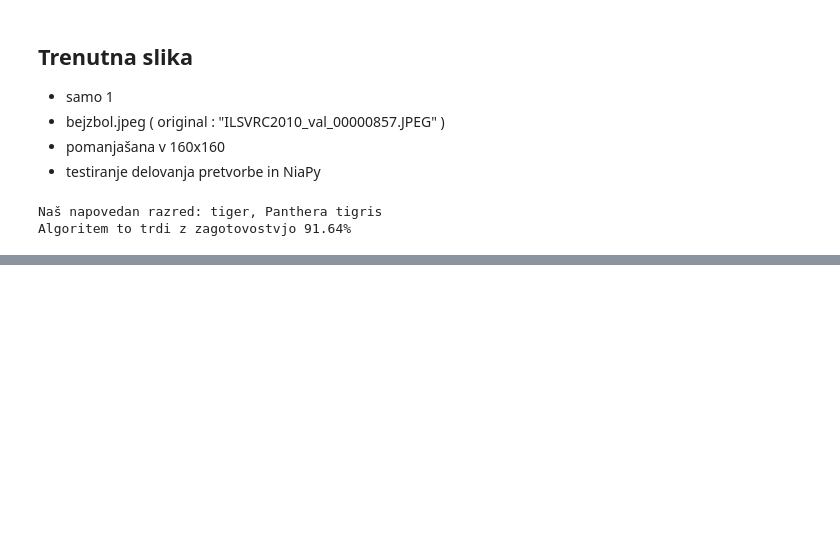
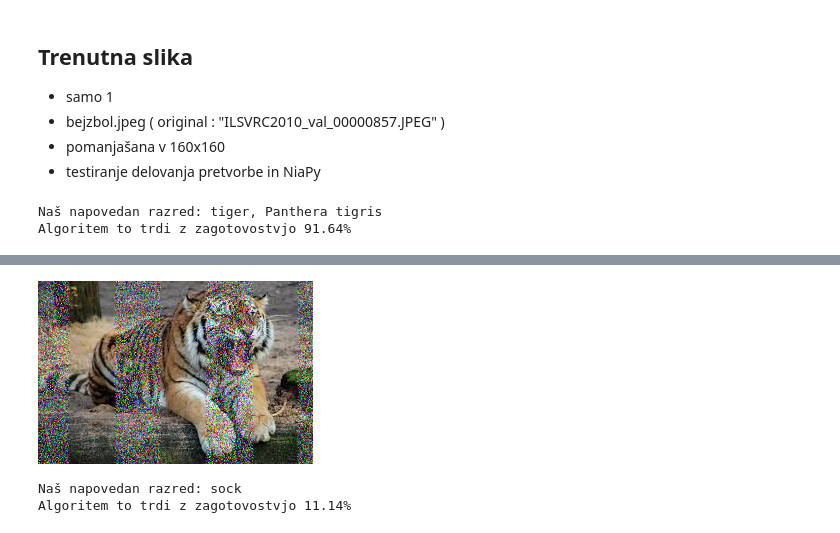
Before and after one commit to KukovecRok/Adversarial-image-perturbation-AlexNet-NiaPy-GARI, a Jupyter notebook: AlexNetDiplomskaColab.ipynb, the cells around one changed output, grey strips where cells are left out. Saved outputs shown, nothing was run; the diff lists cells and outputs as text; code cells hidden in the pictures; blank space fills up the shorter version.

Commit message:
Ustvarjeno s storitvijo Colaboratory

```diff
--- a/AlexNetDiplomskaColab.ipynb
+++ b/AlexNetDiplomskaColab.ipynb
@@ -382,7 +378,7 @@ if __name__ == "__main__":
 
         benchm = TestBenchmark(iskanje=iskanje)
         task = StoppingTask(D=len(iskanje),
-                            nFES=70,
+                            nFES=50,
                             optType=OptimizationType.MINIMIZATION,
                             benchmark=benchm)
 
@@ -425,0 +417,48 @@ Algoritem to trdi z zagotovostvjo 35.53%
+# %%
+# Spreminjanje samo dela slike?
+originalSlika = cv2.imread('/content/gdrive/MyDrive/Colab Notebooks/slike/tiger.jpg')
+
+oblika, iskanjeSlika = imgTO1d(originalSlika)
+
+algoritem = ParticleSwarmAlgorithm(NP=10)
+
+n = len(iskanjeSlika)
+rangeFor = (int(n / 9))
+
+test = np.empty(n, dtype=object)
+iskanje = np.empty(9, dtype=object)
+
+for i in range(rangeFor):
+    i *= 9
+    for j in range (9):
+        iskanje[j] = iskanjeSlika[i+j]
+    if ( ( (i % 275) > 0) & ( (i % 275) < 90) | ( (i % 275) < 275) & ( (i % 275) > 225) ):
+        benchm = TestBenchmark(iskanje=iskanje)
+        task = StoppingTask(D=len(iskanje),
+                          nFES=20,
+                          optType=OptimizationType.MINIMIZATION,
+                          benchmark=benchm)
+
+        resitev, fitness = algoritem.run(task=task)
+
+        for j in range (9):
+            test[i+j] = resitev[j]
+    else:
+        for j in range (9):
+            test[i+j] = iskanjeSlika[i+j]
+
+poskusDva = imgFROM1d(test, oblika)
+cv2_imshow(poskusDva)
+
+PIL_image = PIL.Image.fromarray(np.uint8(poskusDva)).convert('RGB')
+
+indices, percentage = napovejSlike(PIL_image, alexnet)
+with open('/content/gdrive/MyDrive/Colab Notebooks/class_names_ImageNet.txt') as labels:
+    classes = [i.strip() for i in labels.readlines()]
+
+    results = [(classes[i], percentage[i].item()) for i in indices[0][:5]]
+    print('Naš napovedan razred: ' + str(results[0][0]) + ' \nAlgoritem to trdi z zagotovostvjo %.2f' %(results[0][1])+'%')
+# %% [output]
+[figure, added]
+Naš napovedan razred: sock
+Algoritem to trdi z zagotovostvjo 11.14%
```
Also changed, not shown: parts of 4 cells of this notebook.
